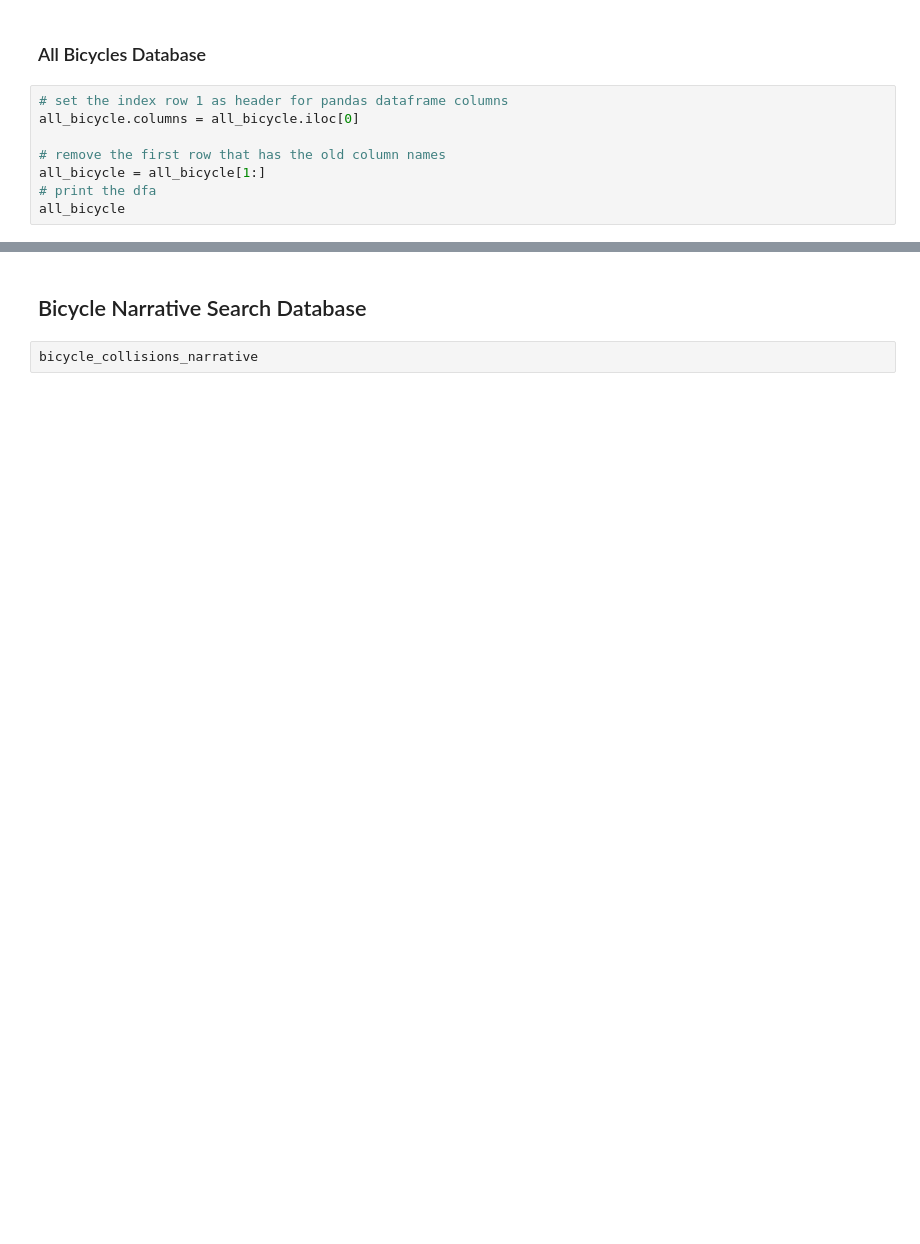
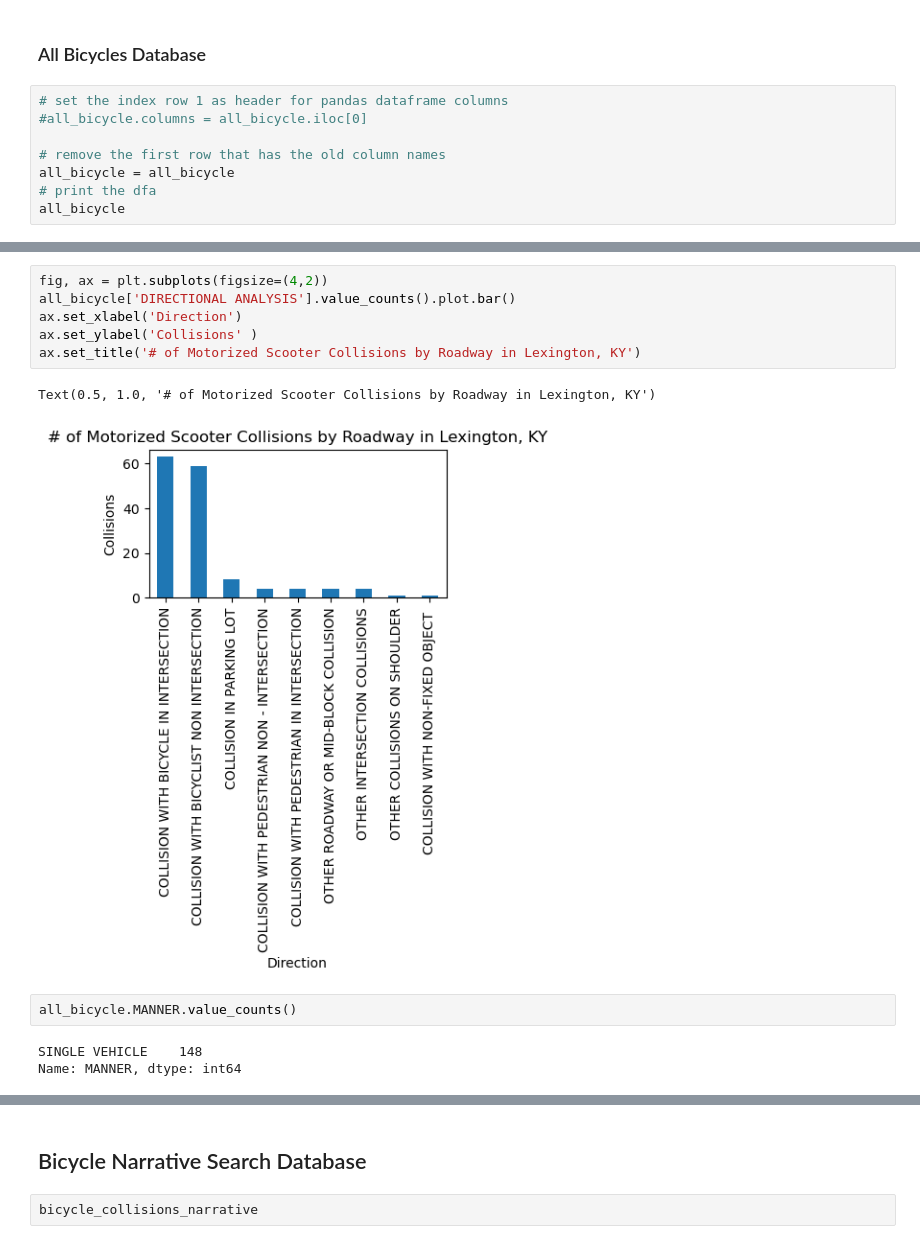
Before and after one commit to RealCaddish/LexingtonE-Scooter-Injury-Map, a Jupyter notebook: python/Fayette County E-Scooters Data.ipynb, the cells around one changed output, grey strips where cells are left out. Drawn from its saved outputs; the diff is of its cells as text; blank space fills up the shorter version.

```diff
--- a/python/Fayette County E-Scooters Data.ipynb
+++ b/python/Fayette County E-Scooters Data.ipynb
@@ -253,9 +361,9 @@ scooter_collisions_narrative.dtypes
 ### All Bicycles Database
 # %%
 # set the index row 1 as header for pandas dataframe columns
-all_bicycle.columns = all_bicycle.iloc[0]
+#all_bicycle.columns = all_bicycle.iloc[0]
 
 # remove the first row that has the old column names
-all_bicycle = all_bicycle[1:]
+all_bicycle = all_bicycle
 # print the dfa
 all_bicycle
@@ -261,0 +401,14 @@ all_bicycle
+# %%
+fig, ax = plt.subplots(figsize=(4,2))
+all_bicycle['DIRECTIONAL ANALYSIS'].value_counts().plot.bar()
+ax.set_xlabel('Direction')
+ax.set_ylabel('Collisions' )
+ax.set_title('# of Motorized Scooter Collisions by Roadway in Lexington, KY')
+# %% [output]
+Text(0.5, 1.0, '# of Motorized Scooter Collisions by Roadway in Lexington, KY')
+[figure, added]
+# %%
+all_bicycle.MANNER.value_counts()
+# %% [output]
+SINGLE VEHICLE    148
+Name: MANNER, dtype: int64
```
Also changed, not shown: parts of 31 cells of this notebook, 10 other files.
